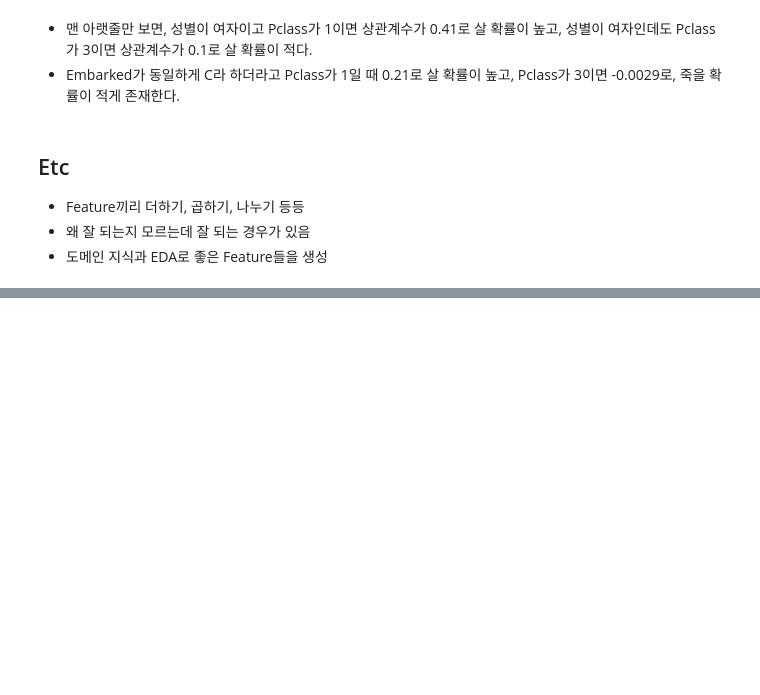
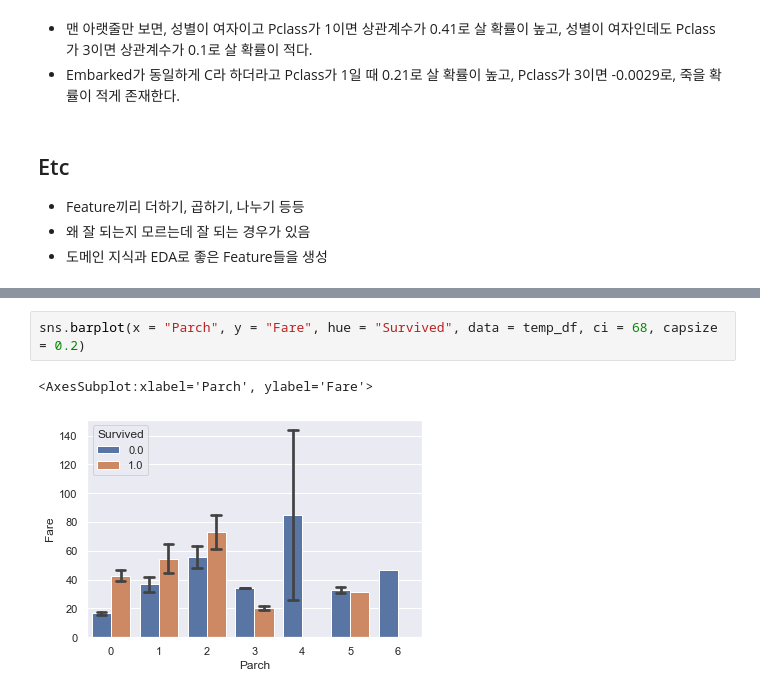
Before and after one commit to yongchoooon/TIL, a Jupyter notebook: ML/Data_Preprocessing/Data_Preprocessing_789.ipynb, the cells around one changed output, grey strips where cells are left out. Saved outputs shown, nothing was run; the diff lists cells and outputs as text; blank space fills up the shorter version.

```diff
--- a/ML/Data_Preprocessing/Data_Preprocessing_789.ipynb
+++ b/ML/Data_Preprocessing/Data_Preprocessing_789.ipynb
@@ -181,0 +220,5 @@ ax = sns.heatmap(corr, annot = True, linewidths = 0.5, cmap = "YlGnBu")
+# %%
+sns.barplot(x = "Parch", y = "Fare", hue = "Survived", data = temp_df, ci = 68, capsize = 0.2)
+# %% [output]
+<AxesSubplot:xlabel='Parch', ylabel='Fare'>
+[figure, added]
```
Also changed, not shown: parts of 84 cells of this notebook, 4 other files.
